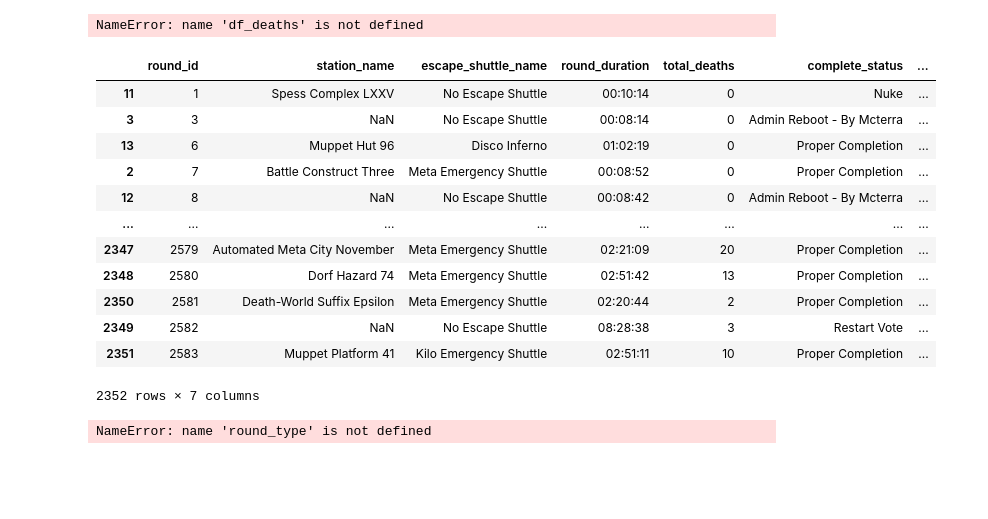
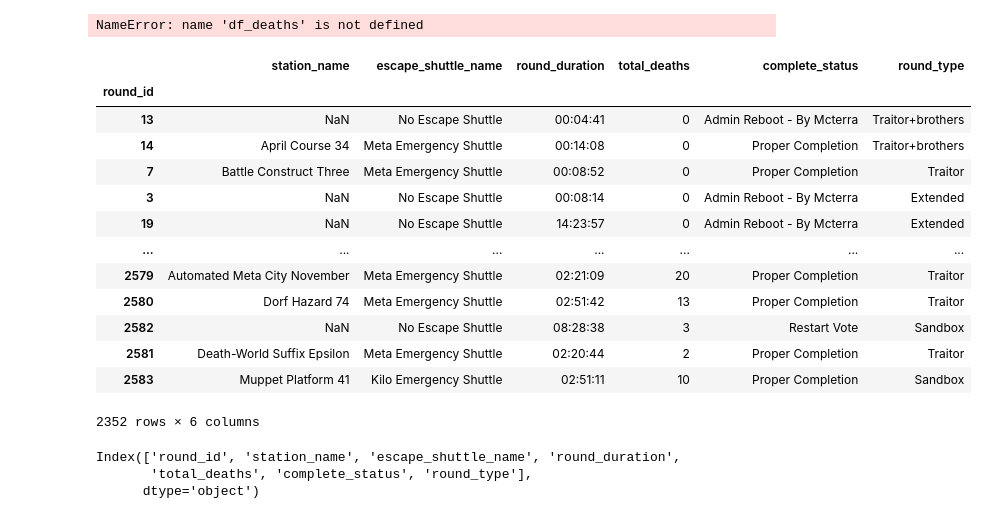
Before and after one commit to adenking/austation-scraper, a Jupyter notebook: Processing.ipynb, the cells around one changed output. Saved outputs shown, nothing was run; the diff lists cells and outputs as text; code cells hidden in the pictures; blank space fills up the shorter version.

```diff
--- a/Processing.ipynb
+++ b/Processing.ipynb
@@ -27,22 +32,27 @@ NameError: name 'df_deaths' is not defined
 # %%
 df_rounds = pd.read_csv('rounds.csv', error_bad_lines=False)
 df_rounds.sort_values('round_id')
+df_rounds.set_index(['round_id'])
 # %% [output]
-|  | round_id | station_name | escape_shuttle_name | round_duration | total_deaths | complete_status | ... |
-| 11 | 1 | Spess Complex LXXV | No Escape Shuttle | 00:10:14 | 0 | Nuke | ... |
-| 3 | 3 | NaN | No Escape Shuttle | 00:08:14 | 0 | Admin Reboot - By Mcterra | ... |
-| 13 | 6 | Muppet Hut 96 | Disco Inferno | 01:02:19 | 0 | Proper Completion | ... |
-| 2 | 7 | Battle Construct Three | Meta Emergency Shuttle | 00:08:52 | 0 | Proper Completion | ... |
-| 12 | 8 | NaN | No Escape Shuttle | 00:08:42 | 0 | Admin Reboot - By Mcterra | ... |
-| ... | ... | ... | ... | ... | ... | ... | ... |
-| 2347 | 2579 | Automated Meta City November | Meta Emergency Shuttle | 02:21:09 | 20 | Proper Completion | ... |
-| 2348 | 2580 | Dorf Hazard 74 | Meta Emergency Shuttle | 02:51:42 | 13 | Proper Completion | ... |
-| 2350 | 2581 | Death-World Suffix Epsilon | Meta Emergency Shuttle | 02:20:44 | 2 | Proper Completion | ... |
-| 2349 | 2582 | NaN | No Escape Shuttle | 08:28:38 | 3 | Restart Vote | ... |
-| 2351 | 2583 | Muppet Platform 41 | Kilo Emergency Shuttle | 02:51:11 | 10 | Proper Completion | ... |
+|  | station_name | escape_shuttle_name | round_duration | total_deaths | complete_status | round_type |
+| round_id |  |  |  |  |  |  |
+| 13 | NaN | No Escape Shuttle | 00:04:41 | 0 | Admin Reboot - By Mcterra | Traitor+brothers |
+| 14 | April Course 34 | Meta Emergency Shuttle | 00:14:08 | 0 | Proper Completion | Traitor+brothers |
+| 7 | Battle Construct Three | Meta Emergency Shuttle | 00:08:52 | 0 | Proper Completion | Traitor |
+| 3 | NaN | No Escape Shuttle | 00:08:14 | 0 | Admin Reboot - By Mcterra | Extended |
+| 19 | NaN | No Escape Shuttle | 14:23:57 | 0 | Admin Reboot - By Mcterra | Extended |
+| ... | ... | ... | ... | ... | ... | ... |
+| 2579 | Automated Meta City November | Meta Emergency Shuttle | 02:21:09 | 20 | Proper Completion | Traitor |
+| 2580 | Dorf Hazard 74 | Meta Emergency Shuttle | 02:51:42 | 13 | Proper Completion | Traitor |
+| 2582 | NaN | No Escape Shuttle | 08:28:38 | 3 | Restart Vote | Sandbox |
+| 2581 | Death-World Suffix Epsilon | Meta Emergency Shuttle | 02:20:44 | 2 | Proper Completion | Traitor |
+| 2583 | Muppet Platform 41 | Kilo Emergency Shuttle | 02:51:11 | 10 | Proper Completion | Sandbox |
-2352 rows × 7 columns
+2352 rows × 6 columns
+# %%
+df_rounds.columns
+# %% [output]
+Index(['round_id', 'station_name', 'escape_shuttle_name', 'round_duration',
+       'total_deaths', 'complete_status', 'round_type'],
+      dtype='object')
 # %%
-df_rounds.set_index('round_id')
-df_rounds.dropna(subset=['round_type'], inplace=True)
+df_rounds.dropna(axis= 0, subset=['round_type'], how='all', inplace=True)
-# %% [output]
-NameError: name 'round_type' is not defined
```
Also changed, not shown: parts of 8 cells of this notebook, 2 other files.
